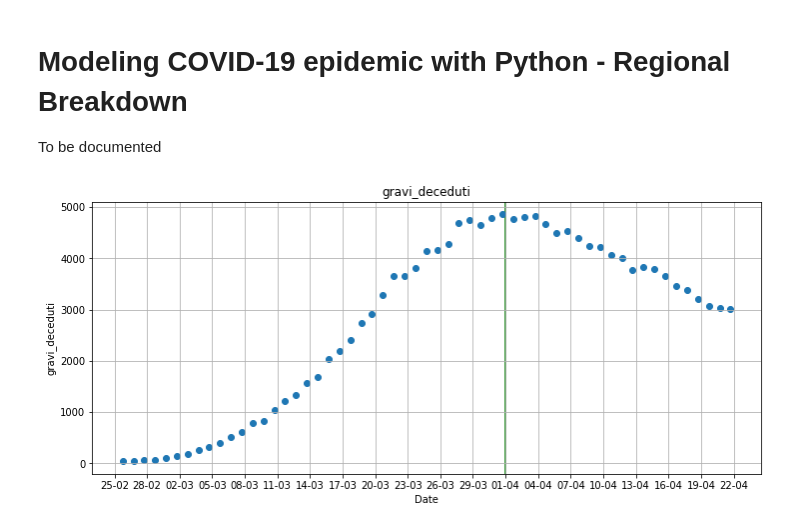
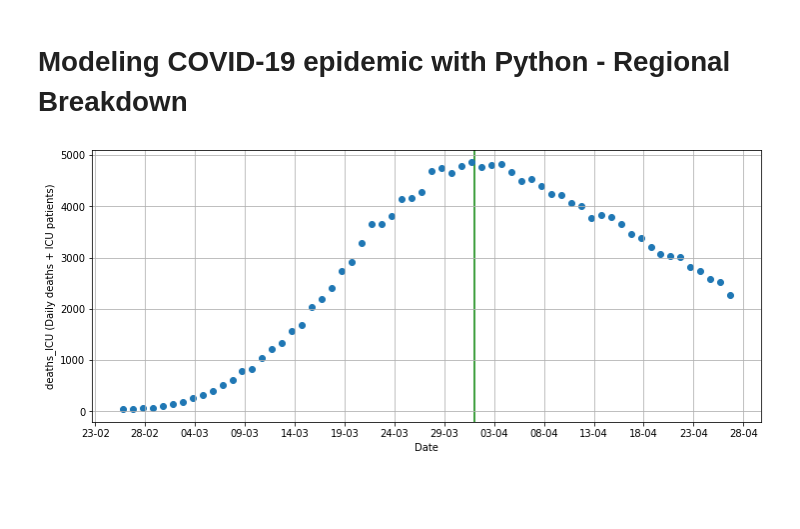
Before and after one commit to Andrampa/covid_analysis, a Jupyter notebook: Modeling_COVID19_epidemic_regional_breakdown.ipynb, the cells around one changed output. Cells and saved outputs as stored; diff of their text form; code cells hidden in the pictures; blank space fills up the shorter version.

```diff
--- a/Modeling_COVID19_epidemic_regional_breakdown.ipynb
+++ b/Modeling_COVID19_epidemic_regional_breakdown.ipynb
@@ -1,6 +1,5 @@
 # %% [markdown]
 # Modeling COVID-19 epidemic with Python - Regional Breakdown
-To be documented
 # %%
 import pandas as pd
 from datetime import datetime
@@ -18,19 +14,20 @@ model_score_threshold = 0.8
 # %%
 ##why we start considering the trend after April 1st
 data = pd.read_csv("https://raw.githubusercontent.com/pcm-dpc/COVID-19/master/dati-andamento-nazionale/dpc-covid19-ita-andamento-nazionale.csv")
 data['diff_deceduti'] = data['deceduti'].diff()
-
-data['gravi_deceduti'] = data['diff_deceduti'] + data['terapia_intensiva']
-variable = 'gravi_deceduti'
+dates = data['data']
+data['deaths_ICU'] = data['diff_deceduti'] + data['terapia_intensiva']
+variable = 'deaths_ICU'
 fig, ax = plt.subplots(figsize=(12, 5))
 ax.grid()
+date_format = [pd.to_datetime(d) for d in dates]
 ax.scatter(date_format,data[variable])
-ax.set(xlabel="Date",ylabel=variable,title=variable)
+ax.set(xlabel="Date",ylabel='deaths_ICU (Daily deaths + ICU patients)')#,title="Trend of daily deaths +")
 date_form = DateFormatter("%d-%m")
 ax.xaxis.set_major_formatter(date_form)
-ax.xaxis.set_major_locator(mdates.DayLocator(interval = 3))
+ax.xaxis.set_major_locator(mdates.DayLocator(interval = 5))
 ax.axvline(datetime(2020, 4, 1), c="green", zorder=0)
 fig.savefig(variable + '.png')
 plt.show()
 # %% [output]
-[figure, old version]
+[figure, new version]
```
Also changed, not shown: parts of 16 cells of this notebook.
